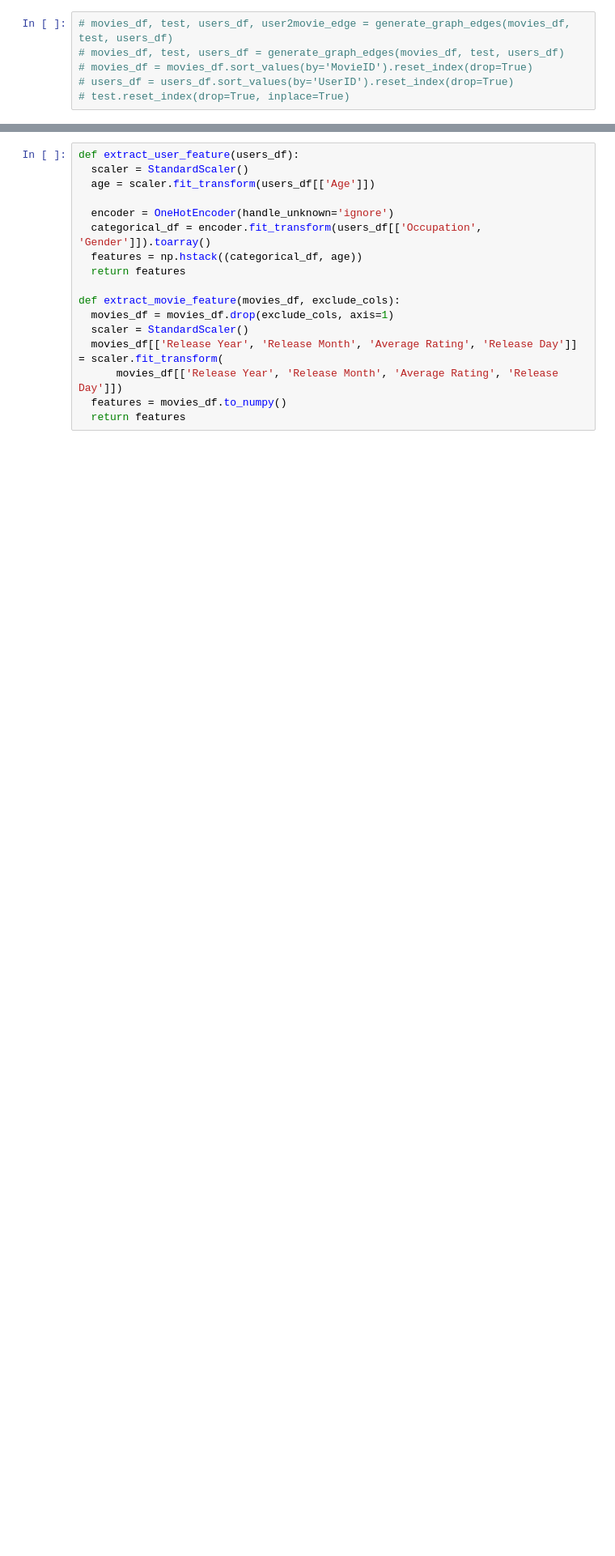
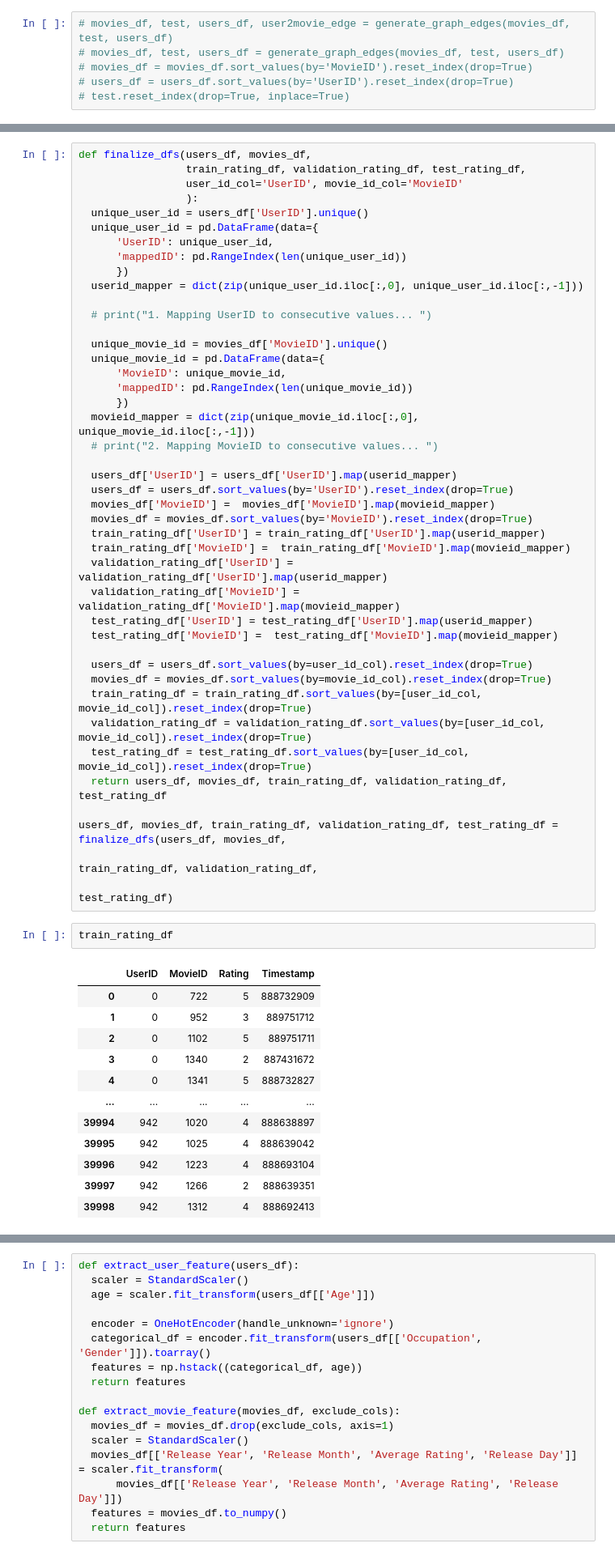
Before and after one commit to mojtabaSefidi/Small-GNN-Based-Projects, a Jupyter notebook: MLG_Final_Project_100k.ipynb, the cells around one changed output, grey strips where cells are left out. Shown at 81% size. Saved outputs shown, nothing was run; the diff lists cells and outputs as text; blank space fills up the shorter version.

```diff
--- a/MLG_Final_Project_100k.ipynb
+++ b/MLG_Final_Project_100k.ipynb
@@ -418,0 +385,58 @@ train_rating_df = train_rating_df.sort_values(by=['UserID','MovieID']).reset_ind
+# %%
+def finalize_dfs(users_df, movies_df,
+                 train_rating_df, validation_rating_df, test_rating_df,
+                 user_id_col='UserID', movie_id_col='MovieID'
+                 ):
+  unique_user_id = users_df['UserID'].unique()
+  unique_user_id = pd.DataFrame(data={
+      'UserID': unique_user_id,
+      'mappedID': pd.RangeIndex(len(unique_user_id))
+      })
+  userid_mapper = dict(zip(unique_user_id.iloc[:,0], unique_user_id.iloc[:,-1]))
+
+  # print("1. Mapping UserID to consecutive values... ")
+
+  unique_movie_id = movies_df['MovieID'].unique()
+  unique_movie_id = pd.DataFrame(data={
+      'MovieID': unique_movie_id,
+      'mappedID': pd.RangeIndex(len(unique_movie_id))
+      })
+  movieid_mapper = dict(zip(unique_movie_id.iloc[:,0], unique_movie_id.iloc[:,-1]))
+  # print("2. Mapping MovieID to consecutive values... ")
+
+  users_df['UserID'] = users_df['UserID'].map(userid_mapper)
+  users_df = users_df.sort_values(by='UserID').reset_index(drop=True)
+  movies_df['MovieID'] =  movies_df['MovieID'].map(movieid_mapper)
+  movies_df = movies_df.sort_values(by='MovieID').reset_index(drop=True)
+  train_rating_df['UserID'] = train_rating_df['UserID'].map(userid_mapper)
+  train_rating_df['MovieID'] =  train_rating_df['MovieID'].map(movieid_mapper)
+  validation_rating_df['UserID'] = validation_rating_df['UserID'].map(userid_mapper)
+  validation_rating_df['MovieID'] =  validation_rating_df['MovieID'].map(movieid_mapper)
+  test_rating_df['UserID'] = test_rating_df['UserID'].map(userid_mapper)
+  test_rating_df['MovieID'] =  test_rating_df['MovieID'].map(movieid_mapper)
+
+  users_df = users_df.sort_values(by=user_id_col).reset_index(drop=True)
+  movies_df = movies_df.sort_values(by=movie_id_col).reset_index(drop=True)
+  train_rating_df = train_rating_df.sort_values(by=[user_id_col, movie_id_col]).reset_index(drop=True)
+  validation_rating_df = validation_rating_df.sort_values(by=[user_id_col, movie_id_col]).reset_index(drop=True)
+  test_rating_df = test_rating_df.sort_values(by=[user_id_col, movie_id_col]).reset_index(drop=True)
+  return users_df, movies_df, train_rating_df, validation_rating_df, test_rating_df
+
+users_df, movies_df, train_rating_df, validation_rating_df, test_rating_df = finalize_dfs(users_df, movies_df,
+                                                                                          train_rating_df, validation_rating_df,
+                                                                                          test_rating_df)
+# %%
+train_rating_df
+# %% [output]
+|  | UserID | MovieID | Rating | Timestamp |
+| 0 | 0 | 722 | 5 | 888732909 |
+| 1 | 0 | 952 | 3 | 889751712 |
+| 2 | 0 | 1102 | 5 | 889751711 |
+| 3 | 0 | 1340 | 2 | 887431672 |
+| 4 | 0 | 1341 | 5 | 888732827 |
+| ... | ... | ... | ... | ... |
+| 39994 | 942 | 1020 | 4 | 888638897 |
+| 39995 | 942 | 1025 | 4 | 888639042 |
+| 39996 | 942 | 1223 | 4 | 888693104 |
+| 39997 | 942 | 1266 | 2 | 888639351 |
+| 39998 | 942 | 1312 | 4 | 888692413 |
```
Also changed, not shown: parts of 48 cells of this notebook.
